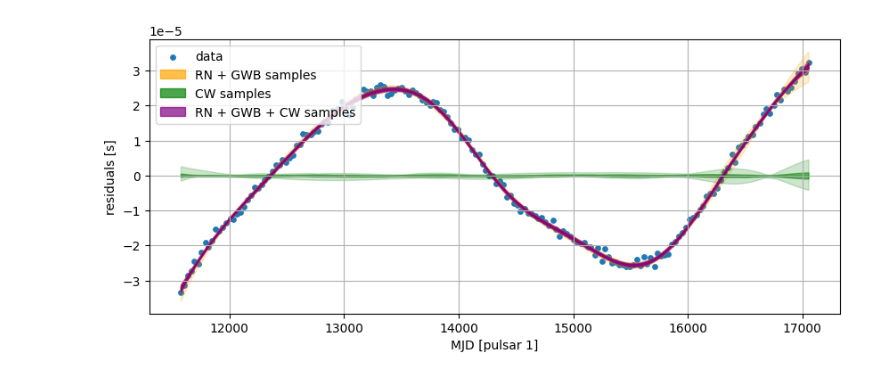
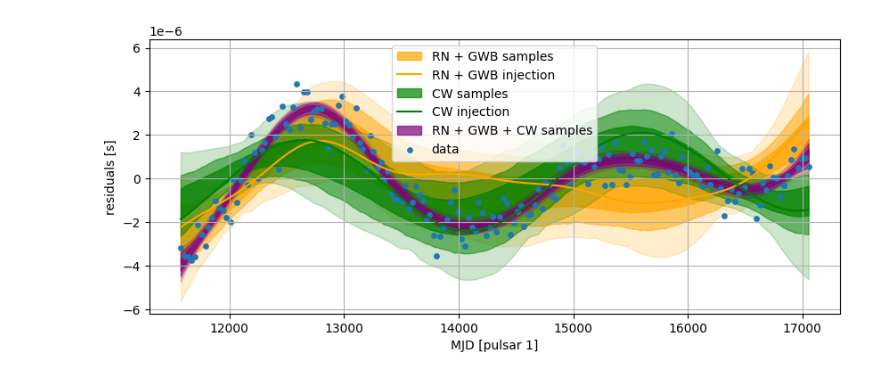
Before and after one commit to aiden-g12321/PTA_joint, a Jupyter notebook: hmc.ipynb, the cells around one changed output. Drawn from its saved outputs; the diff is of its cells as text; code cells hidden in the pictures.

```diff
--- a/hmc.ipynb
+++ b/hmc.ipynb
@@ -37,14 +34,14 @@ pta = PTA(Np=5,
 l = get_likelihood_obj(pta)
 # %%
 # plot data and injected signals
-psr_ndx = 4
+psr_ndx = 0
 plt.figure(figsize=(10, 4))
 plt.scatter(pta.MJDs[psr_ndx], pta.residuals[psr_ndx], color='C0', s=15, label='data')
 if pta.model_gwb or pta.model_rn:
     rn_gwb_residuals_inj = pta.Rs[psr_ndx] @ pta.Fs[psr_ndx] @ pta.a_inj.reshape((pta.Np, pta.Na))[psr_ndx]
     plt.plot(pta.MJDs[psr_ndx], rn_gwb_residuals_inj, color='C1', label='RN + GWB')
 if pta.model_cw:
-    cw_residuals_inj = pta.Rs[psr_ndx] @ pta.Fs[psr_ndx] @ pta.get_CW_coefficients(pta.x_inj[pta.cw_psr_ndxs])[psr_ndx]
+    cw_residuals_inj = pta.Rs[psr_ndx] @ pta.Fs_cw[psr_ndx] @ pta.get_CW_coefficients(pta.x_inj[pta.cw_psr_ndxs])[psr_ndx]
     plt.plot(pta.MJDs[psr_ndx], cw_residuals_inj, color='C2', label='CW')
 if (pta.model_gwb or pta.model_rn) and pta.model_cw:
     plt.plot(pta.MJDs[psr_ndx], rn_gwb_residuals_inj + cw_residuals_inj, color='C4', label='RN + GWB + CW')
@@ -113,7 +110,7 @@ def transform_a(rn_hypers, gwb_hypers, a_standard):
 # %%
 def sampling_model():
     # uniform prior on hyper-parameters
-    efacs = numpyro.sample('efacs', dist.Uniform(pta.efac_mins, pta.efac_maxs))
+    # efacs = numpyro.sample('efacs', dist.Uniform(pta.efac_mins, pta.efac_maxs))
     rn_hypers = numpyro.sample('rn_hypers', dist.Uniform(pta.rn_mins, pta.rn_maxs))
     gwb_hypers = numpyro.sample('gwb_hypers', dist.Uniform(pta.gwb_mins, pta.gwb_maxs))
 
@@ -133,7 +130,7 @@ def sampling_model():
     a_cw = pta.get_CW_coefficients(jnp.concatenate((cw_params, psr_phases, psr_dists))).flatten()
 
     # likelihood
-    numpyro.factor('ln_likelihood', l.lnlike(efacs, a + a_cw))
+    numpyro.factor('ln_likelihood', l.lnlike_cwbasis(pta.efacs_inj, a, a_cw))
     # numpyro.factor('ln_likelihood', l.lnlike(pta.efacs_inj, a))
 # %%
 # injected parameters in dictionary
@@ -144,17 +145,17 @@ x_inj_dict = {'efacs':pta.efacs_inj, 'rn_hypers':pta.rn_inj, 'gwb_hypers':pta.gw
 # %%
 nuts_kernel = numpyro.infer.NUTS(sampling_model,
                                  # init_strategy=init_to_value(values=x_inj_dict),
-                                 dense_mass=[('rn_hypers', 'gwb_hypers', 'a_standard'), ('cw',)],
-                                 # dense_mass=False,
+                                 # dense_mass=[('rn_hypers', 'gwb_hypers', 'a_standard'), ('cw',)],
+                                 dense_mass=False,
                                  )
 mcmc = numpyro.infer.MCMC(sampler=nuts_kernel,
                           num_warmup=int(1e4),
-                          num_samples=int(2e5))
+                          num_samples=int(1e5))
 mcmc.run(jr.key(22))
 samples_dict = mcmc.get_samples()
 # %%
 # make samples object for post-processing
-samples_arr = np.concatenate((samples_dict['efacs'],
+samples_arr = np.concatenate((# samples_dict['efacs'],
                               samples_dict['rn_hypers'],
                               samples_dict['gwb_hypers'],
                               samples_dict['cw'],
@@ -203,6 +189,6 @@ Parameter $\gamma_B$ in chain samples is not constrained
 # %%
 # Bayesogram
-psr_ndx = 1
+psr_ndx = 0
 fair_draw_ndxs = np.random.choice(samples_arr.shape[0], (1000,))
 
 # percentile layers for plotting densities of samples
@@ -211,7 +197,7 @@ alphas = [0.2, 0.5, 0.7]
 
 # plot data, samples, and injected signals
 plt.figure(figsize=(10, 4))
-plt.scatter(pta.MJDs[psr_ndx], pta.Rs[psr_ndx] @ pta.residuals[psr_ndx], color='C0', s=15, label='data')
+# plt.scatter(pta.MJDs[psr_ndx], pta.Rs[psr_ndx] @ pta.residuals[psr_ndx], color='C0', s=15, label='data')
 
 # Bayesogram for RN + GWB
 if pta.model_rn or pta.model_gwb:
@@ -227,43 +213,45 @@ if pta.model_rn or pta.model_gwb:
                             np.percentile(rn_gwb_signals, 100. - percentile, axis=0),
                             color='orange', alpha=alpha, label='RN + GWB samples')
     rn_gwb_residuals_inj = pta.Rs[psr_ndx] @ pta.Fs[psr_ndx] @ pta.a_inj.reshape((pta.Np, pta.Na))[psr_ndx]
-    # plt.plot(pta.MJDs[psr_ndx], pta.Rs[psr_ndx] @ rn_gwb_residuals_inj, color='orange', label='RN + GWB injection')
+    plt.plot(pta.MJDs[psr_ndx], pta.Rs[psr_ndx] @ rn_gwb_residuals_inj, color='orange', label='RN + GWB injection')
 
 # Bayesogram for CW
 if pta.model_cw:
     a_cws = np.array([pta.get_CW_coefficients(samples_arr[ndx, pta.cw_psr_ndxs])[psr_ndx]
                   for ndx in fair_draw_ndxs])
-    cw_signals = np.array([pta.Rs[psr_ndx] @ pta.Fs[psr_ndx] @ a_cw for a_cw in a_cws])
+    cw_signals = np.array([pta.Rs[psr_ndx] @ pta.Fs_cw[psr_ndx] @ a_cw for a_cw in a_cws])
     for percentile, alpha in zip(percentile_layers, alphas):
         if percentile != percentile_layers[-1]:
             plt.fill_between(pta.MJDs[psr_ndx], np.percentile(cw_signals, percentile, axis=0),
                             np.percentile(cw_signals, 100. - percentile, axis=0),
                             color='green', alpha=alpha)
         else:
             plt.fill_between(pta.MJDs[psr_ndx], np.percentile(cw_signals, percentile, axis=0),
                             np.percentile(cw_signals, 100. - percentile, axis=0),
                             color='green', alpha=alpha, label='CW samples')
-    cw_residuals_inj = pta.Rs[psr_ndx] @ pta.Fs[psr_ndx] @ pta.get_CW_coefficients(pta.x_inj[pta.cw_psr_ndxs])[psr_ndx]
-    # plt.plot(pta.MJDs[psr_ndx], pta.Rs[psr_ndx] @ cw_residuals_inj, color='green', label='CW injection')
+    cw_residuals_inj = pta.Rs[psr_ndx] @ pta.Fs_cw[psr_ndx] @ pta.get_CW_coefficients(pta.x_inj[pta.cw_psr_ndxs])[psr_ndx]
+    plt.plot(pta.MJDs[psr_ndx], pta.Rs[psr_ndx] @ cw_residuals_inj, color='green', label='CW injection')
 
 # Bayesogram for RN + GWB + CW
 if pta.model_rn and pta.model_gwb and pta.model_cw:
     signals = cw_signals + rn_gwb_signals
     for percentile, alpha in zip(percentile_layers, alphas):
         if percentile != percentile_layers[-1]:
             plt.fill_between(pta.MJDs[psr_ndx], np.percentile(signals, percentile, axis=0),
                             np.percentile(signals, 100. - percentile, axis=0),
                             color='purple', alpha=alpha)
         else:
             plt.fill_between(pta.MJDs[psr_ndx], np.percentile(signals, percentile, axis=0),
                             np.percentile(signals, 100. - percentile, axis=0),
                             color='purple', alpha=alpha, label='RN + GWB + CW samples')
     # plt.plot(pta.MJDs[psr_ndx], rn_gwb_residuals_inj + cw_residuals_inj, color='purple', label='RN + GWB + CW injection')
 
+
+plt.scatter(pta.MJDs[psr_ndx], pta.Rs[psr_ndx] @ pta.residuals[psr_ndx], color='C0', s=15, label='data')
 plt.xlabel(f'MJD [pulsar {psr_ndx + 1}]')
 plt.ylabel('residuals [s]')
 plt.legend()
 plt.grid()
 plt.show()
 # %% [output]
-[figure, old version]
+[figure, new version]
```
Also changed, not shown: parts of 11 cells of this notebook, 14 other files.
